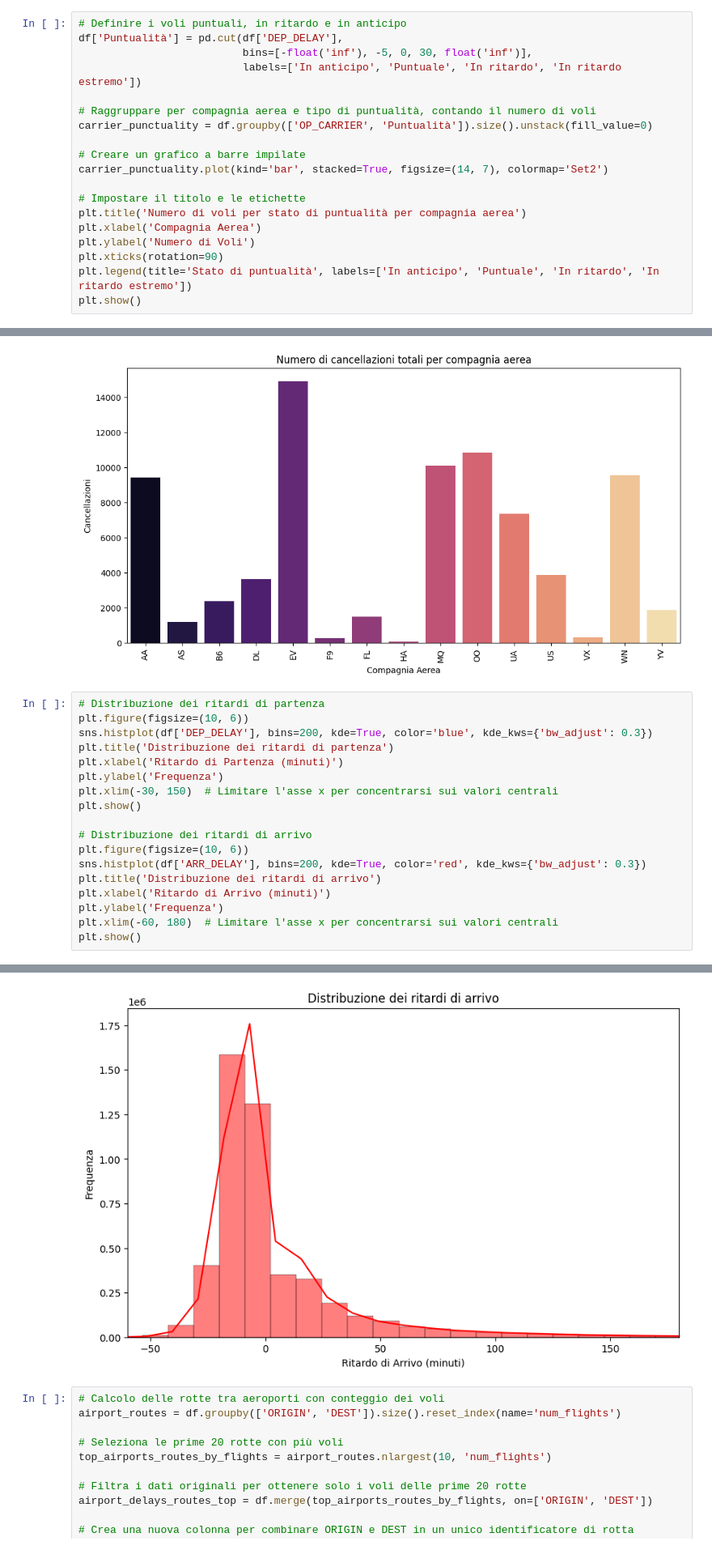
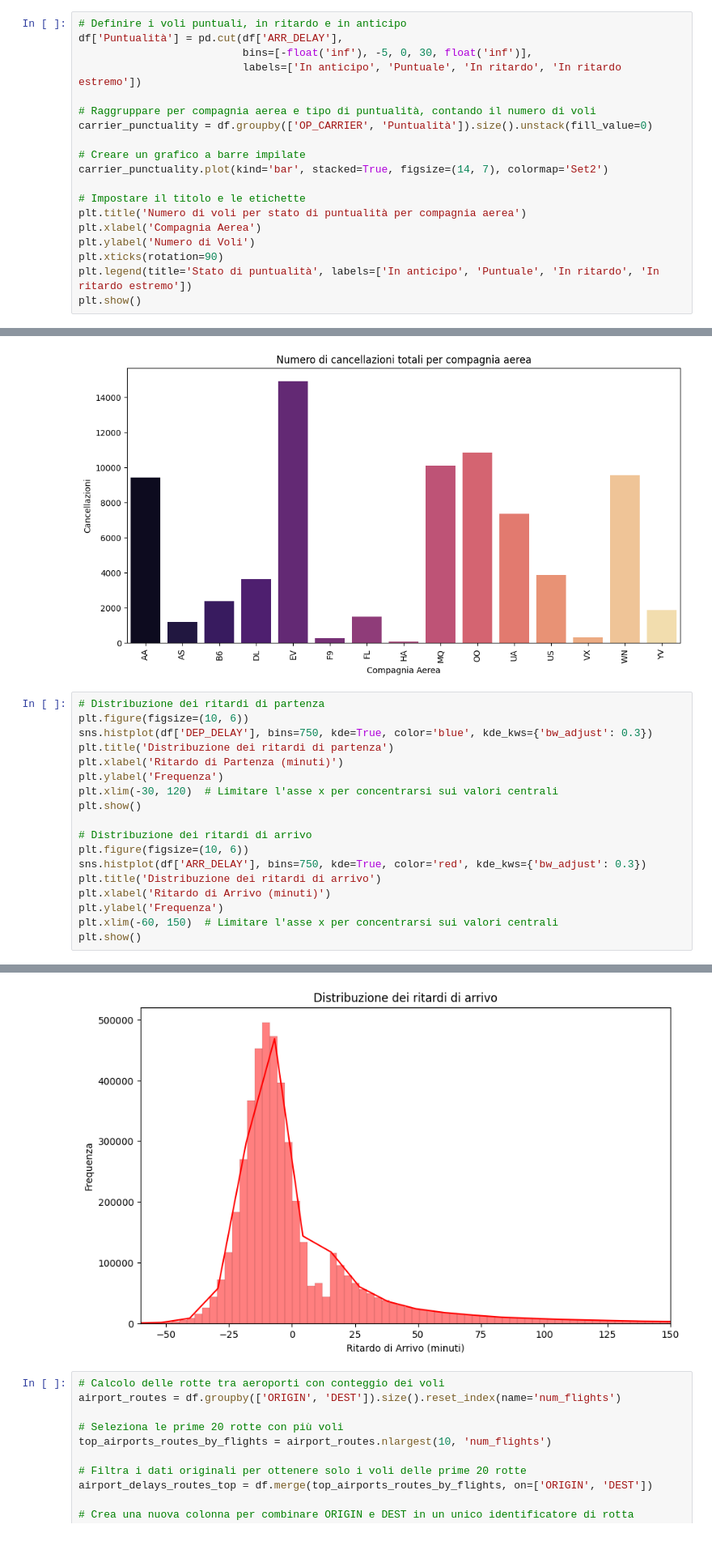
Before and after one commit to Walter-Di-Sabatino/Time-Series-Data-Science-Project, a Jupyter notebook: data_visualization.ipynb, the cells around one changed output, grey strips where cells are left out. Shown at 81% size. Saved outputs shown, nothing was run; the diff lists cells and outputs as text.

```diff
--- a/data_visualization.ipynb
+++ b/data_visualization.ipynb
@@ -53,7 +53,7 @@ plt.show()
 [figure]
 # %%
 # Definire i voli puntuali, in ritardo e in anticipo
-df['Puntualità'] = pd.cut(df['DEP_DELAY'],
+df['Puntualità'] = pd.cut(df['ARR_DELAY'],
                           bins=[-float('inf'), -5, 0, 30, float('inf')],
                           labels=['In anticipo', 'Puntuale', 'In ritardo', 'In ritardo estremo'])
 
@@ -168,19 +168,19 @@ Passing `palette` without assigning `hue` is deprecated and will be removed in v
 # %%
 # Distribuzione dei ritardi di partenza
 plt.figure(figsize=(10, 6))
-sns.histplot(df['DEP_DELAY'], bins=200, kde=True, color='blue', kde_kws={'bw_adjust': 0.3})
+sns.histplot(df['DEP_DELAY'], bins=750, kde=True, color='blue', kde_kws={'bw_adjust': 0.3})
 plt.title('Distribuzione dei ritardi di partenza')
 plt.xlabel('Ritardo di Partenza (minuti)')
 plt.ylabel('Frequenza')
-plt.xlim(-30, 150)  # Limitare l'asse x per concentrarsi sui valori centrali
+plt.xlim(-30, 120)  # Limitare l'asse x per concentrarsi sui valori centrali
 plt.show()
 
 # Distribuzione dei ritardi di arrivo
 plt.figure(figsize=(10, 6))
-sns.histplot(df['ARR_DELAY'], bins=200, kde=True, color='red', kde_kws={'bw_adjust': 0.3})
+sns.histplot(df['ARR_DELAY'], bins=750, kde=True, color='red', kde_kws={'bw_adjust': 0.3})
 plt.title('Distribuzione dei ritardi di arrivo')
 plt.xlabel('Ritardo di Arrivo (minuti)')
 plt.ylabel('Frequenza')
-plt.xlim(-60, 180)  # Limitare l'asse x per concentrarsi sui valori centrali
+plt.xlim(-60, 150)  # Limitare l'asse x per concentrarsi sui valori centrali
 plt.show()
 # %% [output]
@@ -188,4 +188,4 @@ plt.show()
-[figure, old version]
+[figure, new version]
 # %%
 # Calcolo delle rotte tra aeroporti con conteggio dei voli
 airport_routes = df.groupby(['ORIGIN', 'DEST']).size().reset_index(name='num_flights')
```
Also changed, not shown: parts of 2 cells of this notebook, 1 other file.
